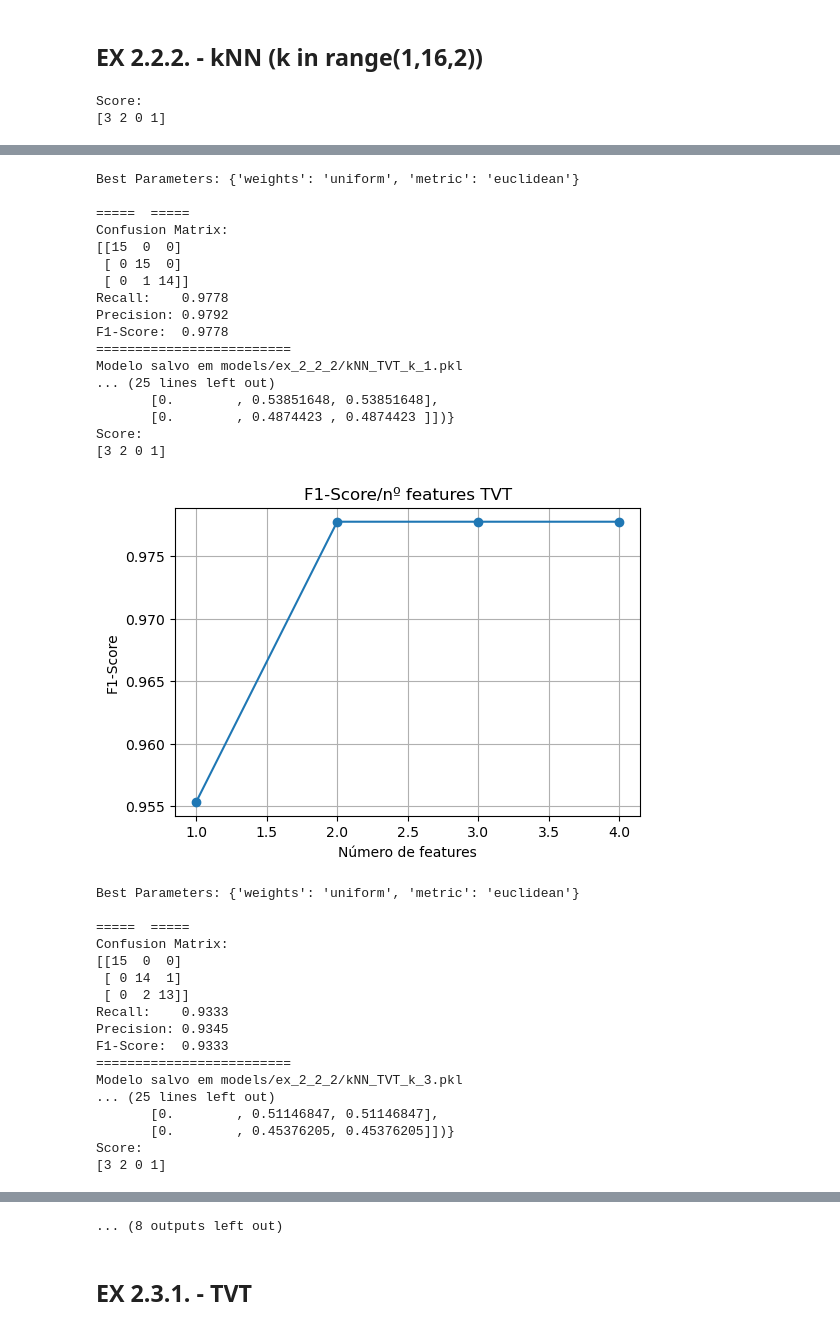
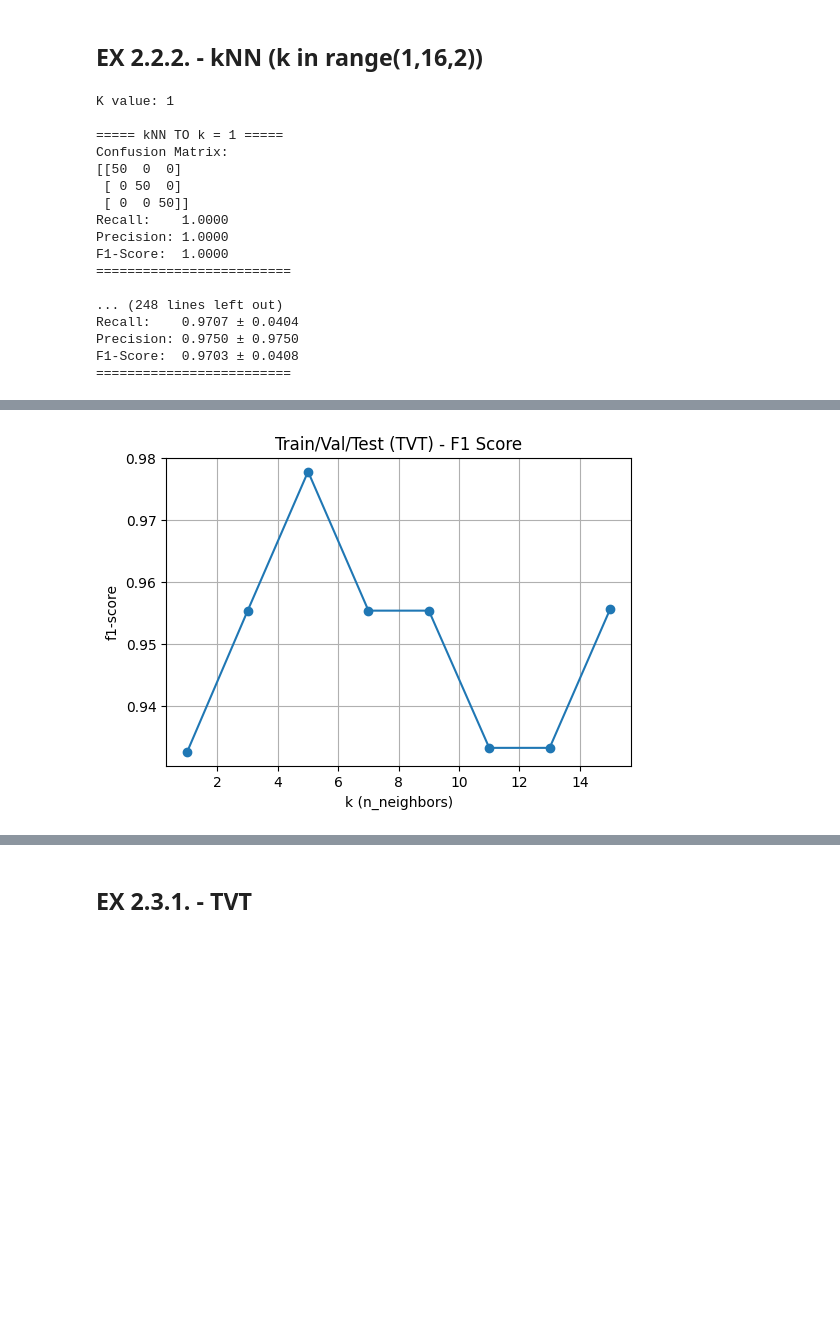
Before and after one commit to Xaneca/TCD_2025, a Jupyter notebook: B/mainClassifierOrganized.ipynb, the cells around one changed output, grey strips where cells are left out. Drawn from its saved outputs; the diff is of its cells as text; code cells hidden in the pictures; blank space fills up the shorter version.

Commit message:
Correction on prints

```diff
--- a/B/mainClassifierOrganized.ipynb
+++ b/B/mainClassifierOrganized.ipynb
@@ -144,11 +144,12 @@ tvt_scores = []
 cv_scores = []
 
 for k in range(1,16,2):
+    print("K value:", k)
     kNN = KNeighborsClassifier(n_neighbors = k)
 
-    metrics_to = run_model(X_iris, y_iris, kNN, "TO", None, f"models/ex_2_2_2/kNN_TO_k_{k}.pkl", f"kNN TO k = {k}", random_state=SEED, printing=False)
-    metrics_tvt = run_model(X_iris, y_iris, kNN, "TVT", parameters, f"models/ex_2_2_2/kNN_TVT_k_{k}.pkl", random_state=SEED, feature_ranking=False, printing=False)
-    metrics_cv = run_model(X_iris, y_iris, kNN, "CV-base", parameters, f"models/ex_2_2_2/kNN_CV_k_{k}.pkl", random_state=SEED, feature_ranking=False, printing=False)
+    metrics_to = run_model(X_iris, y_iris, kNN, "TO", None, f"models/ex_2_2_2/kNN_TO_k_{k}.pkl", f"kNN TO k = {k}", random_state=SEED, printing=True)
+    metrics_tvt = run_model(X_iris, y_iris, kNN, "TVT", parameters, f"models/ex_2_2_2/kNN_TVT_k_{k}.pkl", f"kNN TVT k = {k}", random_state=SEED, feature_ranking=False, printing=False)
+    metrics_cv = run_model(X_iris, y_iris, kNN, "CV-base", parameters, f"models/ex_2_2_2/kNN_CV_k_{k}.pkl", f"kNN CV k = {k}", random_state=SEED, feature_ranking=False, printing=False)
 
     to_scores.append({
         'k': k,
@@ -166,7 +167,6 @@ for k in range(1,16,2):
         'confusion_matrix': metrics_tvt['confusion_matrix']
     })
 
-    print(metrics_cv)
 
     cv_scores.append({
         'k': k,
@@ -181,5 +181,20 @@ plot_metrics(to_scores, metric_name='f1-score', title='Train Only (TO) - F1 Scor
 plot_metrics(tvt_scores, metric_name='f1-score', title='Train/Val/Test (TVT) - F1 Score')
 plot_metrics(cv_scores, metric_name='f1_mean', title='10x10 CV - F1 Score')
 # %% [output]
-Score:
-[3 2 0 1]
+K value: 1
+
+===== kNN TO k = 1 =====
+Confusion Matrix:
+[[50  0  0]
+ [ 0 50  0]
+ [ 0  0 50]]
+Recall:    1.0000
+Precision: 1.0000
+F1-Score:  1.0000
+=========================
+
+... (248 lines left out)
+Recall:    0.9707 ± 0.0404
+Precision: 0.9750 ± 0.9750
+F1-Score:  0.9703 ± 0.0408
+=========================
@@ -187,35 +202 @@ Score:
-Best Parameters: {'weights': 'uniform', 'metric': 'euclidean'}
-
-=====  =====
-Confusion Matrix:
-[[15  0  0]
- [ 0 15  0]
- [ 0  1 14]]
-Recall:    0.9778
-Precision: 0.9792
-F1-Score:  0.9778
-=========================
-Modelo salvo em models/ex_2_2_2/kNN_TVT_k_1.pkl
-... (25 lines left out)
-       [0.        , 0.53851648, 0.53851648],
-       [0.        , 0.4874423 , 0.4874423 ]])}
-Score:
-[3 2 0 1]
-[figure, old version]
+[figure, new version]
-Best Parameters: {'weights': 'uniform', 'metric': 'euclidean'}
-
-=====  =====
-Confusion Matrix:
-[[15  0  0]
- [ 0 14  1]
- [ 0  2 13]]
-Recall:    0.9333
-Precision: 0.9345
-F1-Score:  0.9333
-=========================
-Modelo salvo em models/ex_2_2_2/kNN_TVT_k_3.pkl
-... (25 lines left out)
-       [0.        , 0.51146847, 0.51146847],
-       [0.        , 0.45376205, 0.45376205]])}
-Score:
-[3 2 0 1]
@@ -277,4 +204,3 @@ Score:
-... (8 outputs left out)
 # %% [markdown]
 ## EX 2.3.1. - TVT
 # %%
```
Also changed, not shown: parts of 1 cell of this notebook, 9 other files.
